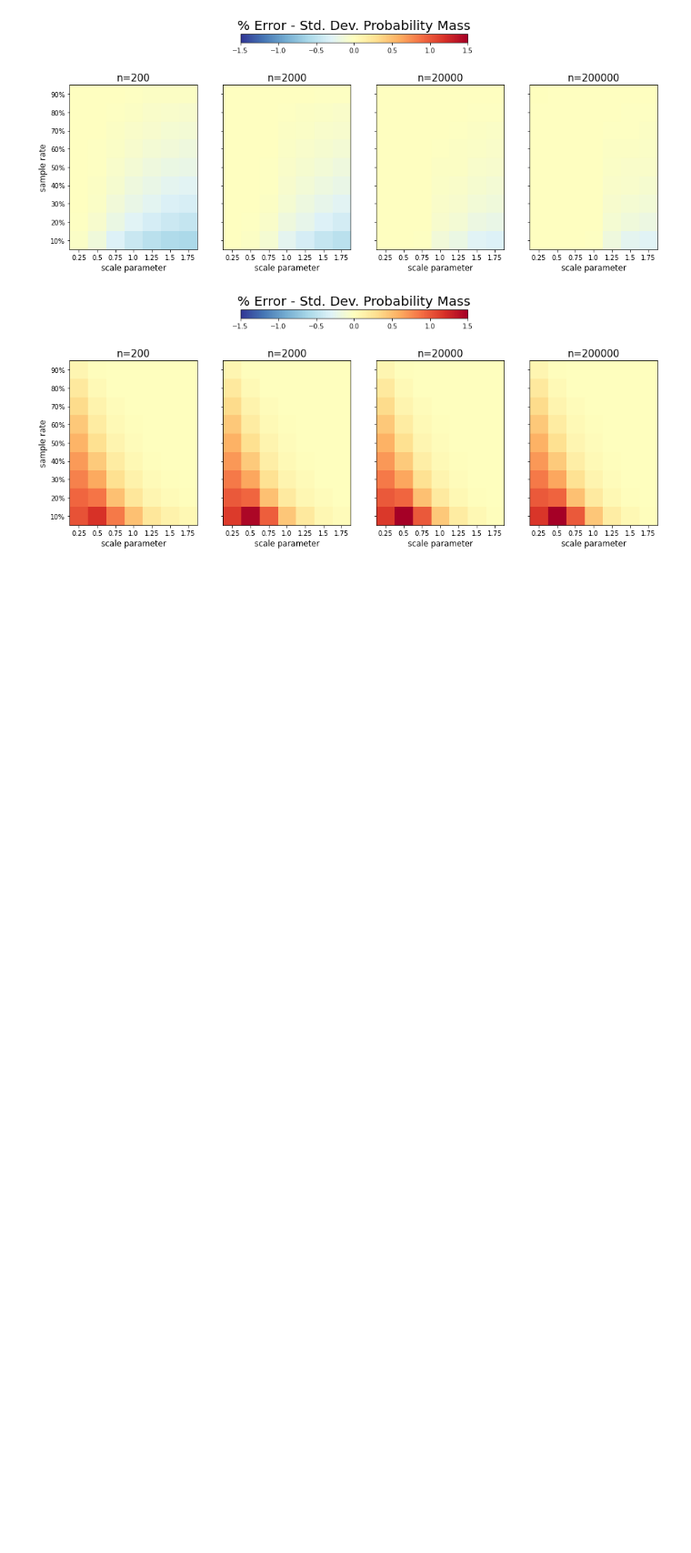
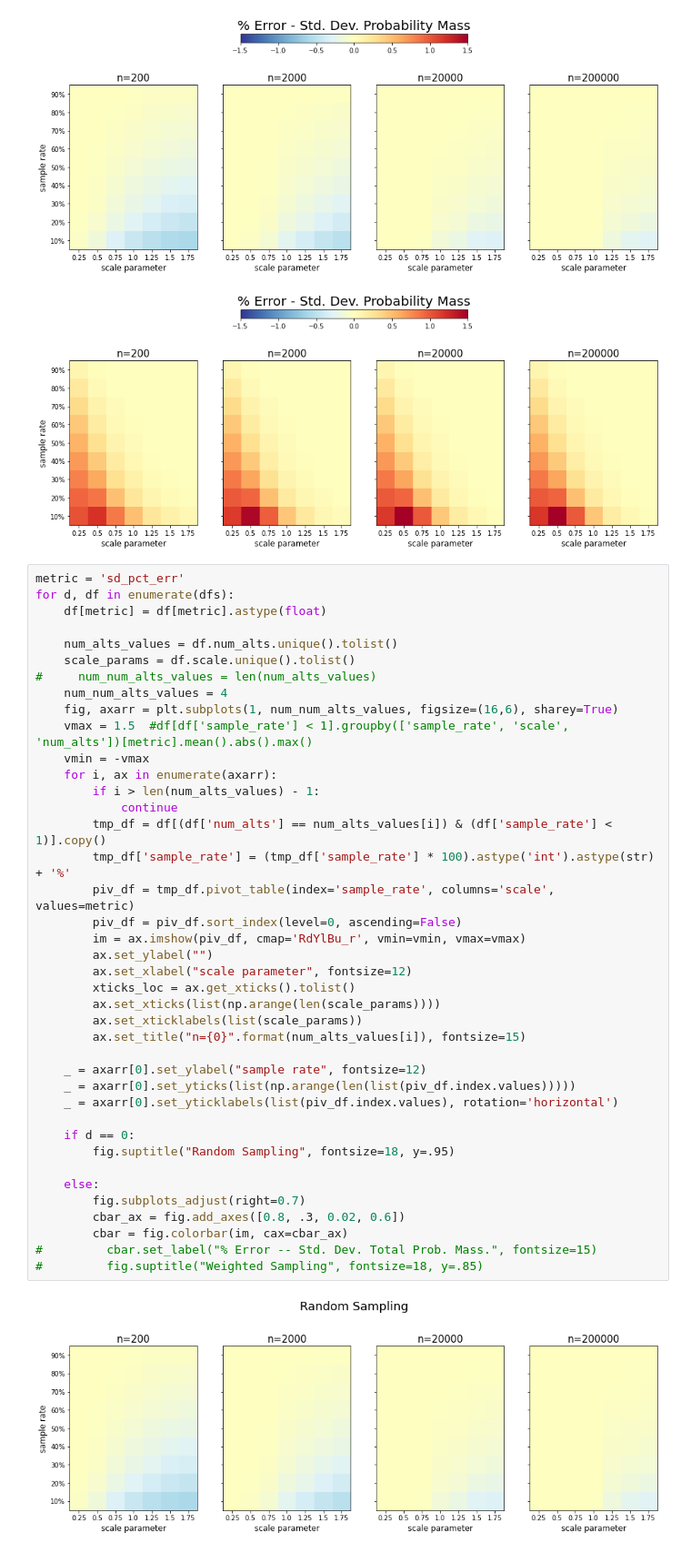
Before and after one commit to mxndrwgrdnr/simulation_bias, a Jupyter notebook: notebooks/final_plots.ipynb, the cells around one changed output. Shown at 91% size. Cells and saved outputs as stored; diff of their text form; blank space fills up the shorter version.

```diff
--- a/notebooks/final_plots.ipynb
+++ b/notebooks/final_plots.ipynb
@@ -118,3 +146,45 @@ for df in dfs:
 # %% [output]
 [figure]
 [figure]
+# %%
+metric = 'sd_pct_err'
+for d, df in enumerate(dfs):
+    df[metric] = df[metric].astype(float)
+
+    num_alts_values = df.num_alts.unique().tolist()
+    scale_params = df.scale.unique().tolist()
+#     num_num_alts_values = len(num_alts_values)
+    num_num_alts_values = 4
+    fig, axarr = plt.subplots(1, num_num_alts_values, figsize=(16,6), sharey=True)
+    vmax = 1.5  #df[df['sample_rate'] < 1].groupby(['sample_rate', 'scale', 'num_alts'])[metric].mean().abs().max()
+    vmin = -vmax
+    for i, ax in enumerate(axarr):
+        if i > len(num_alts_values) - 1:
+            continue
+        tmp_df = df[(df['num_alts'] == num_alts_values[i]) & (df['sample_rate'] < 1)].copy()
+        tmp_df['sample_rate'] = (tmp_df['sample_rate'] * 100).astype('int').astype(str) + '%'
+        piv_df = tmp_df.pivot_table(index='sample_rate', columns='scale', values=metric)
+        piv_df = piv_df.sort_index(level=0, ascending=False)
+        im = ax.imshow(piv_df, cmap='RdYlBu_r', vmin=vmin, vmax=vmax)
+        ax.set_ylabel("")
+        ax.set_xlabel("scale parameter", fontsize=12)
+        xticks_loc = ax.get_xticks().tolist()
+        ax.set_xticks(list(np.arange(len(scale_params))))
+        ax.set_xticklabels(list(scale_params))
+        ax.set_title("n={0}".format(num_alts_values[i]), fontsize=15)
+
+    _ = axarr[0].set_ylabel("sample rate", fontsize=12)
+    _ = axarr[0].set_yticks(list(np.arange(len(list(piv_df.index.values)))))
+    _ = axarr[0].set_yticklabels(list(piv_df.index.values), rotation='horizontal')
+
+    if d == 0:
+        fig.suptitle("Random Sampling", fontsize=18, y=.95)
+
+    else:
+        fig.subplots_adjust(right=0.7)
+        cbar_ax = fig.add_axes([0.8, .3, 0.02, 0.6])
+        cbar = fig.colorbar(im, cax=cbar_ax)
+#         cbar.set_label("% Error -- Std. Dev. Total Prob. Mass.", fontsize=15)
+#         fig.suptitle("Weighted Sampling", fontsize=18, y=.85)
+# %% [output]
+[figure, added]
```
Also changed, not shown: parts of 32 cells of this notebook, 1 other file.
